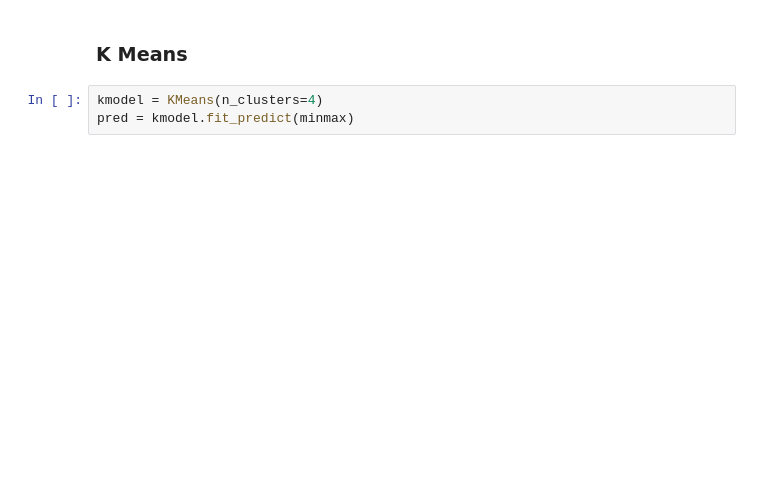
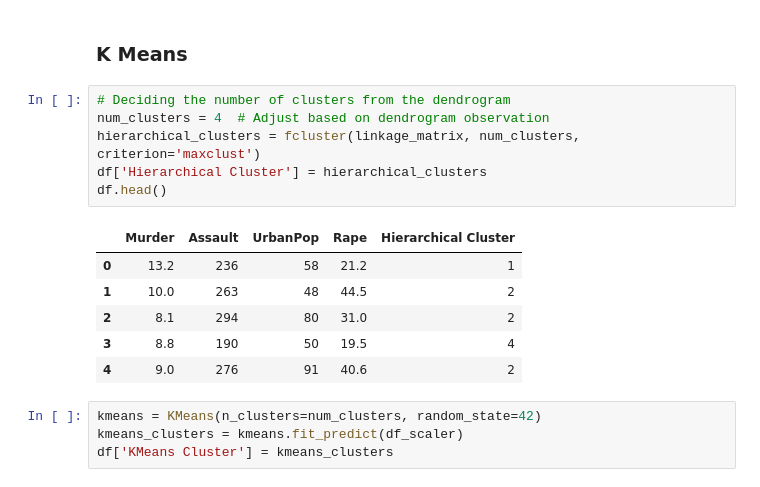
Before and after one commit to swarup4/ml-project, a Jupyter notebook: Clustering/Crime.ipynb, the cells around one changed output. Saved outputs shown, nothing was run; the diff lists cells and outputs as text; blank space fills up the shorter version.

```diff
--- a/Clustering/Crime.ipynb
+++ b/Clustering/Crime.ipynb
@@ -135,5 +145,19 @@ standard = scaler.fit_transform(df)
 # %% [markdown]
 ### K Means
+# %%
+# Deciding the number of clusters from the dendrogram
+num_clusters = 4  # Adjust based on dendrogram observation
+hierarchical_clusters = fcluster(linkage_matrix, num_clusters, criterion='maxclust')
+df['Hierarchical Cluster'] = hierarchical_clusters
+df.head()
+# %% [output]
+|  | Murder | Assault | UrbanPop | Rape | Hierarchical Cluster |
+| 0 | 13.2 | 236 | 58 | 21.2 | 1 |
+| 1 | 10.0 | 263 | 48 | 44.5 | 2 |
+| 2 | 8.1 | 294 | 80 | 31.0 | 2 |
+| 3 | 8.8 | 190 | 50 | 19.5 | 4 |
+| 4 | 9.0 | 276 | 91 | 40.6 | 2 |
 # %%
-kmodel = KMeans(n_clusters=4)
-pred = kmodel.fit_predict(minmax)
+kmeans = KMeans(n_clusters=num_clusters, random_state=42)
+kmeans_clusters = kmeans.fit_predict(df_scaler)
+df['KMeans Cluster'] = kmeans_clusters
```
Also changed, not shown: parts of 19 cells of this notebook, 1 other file.
